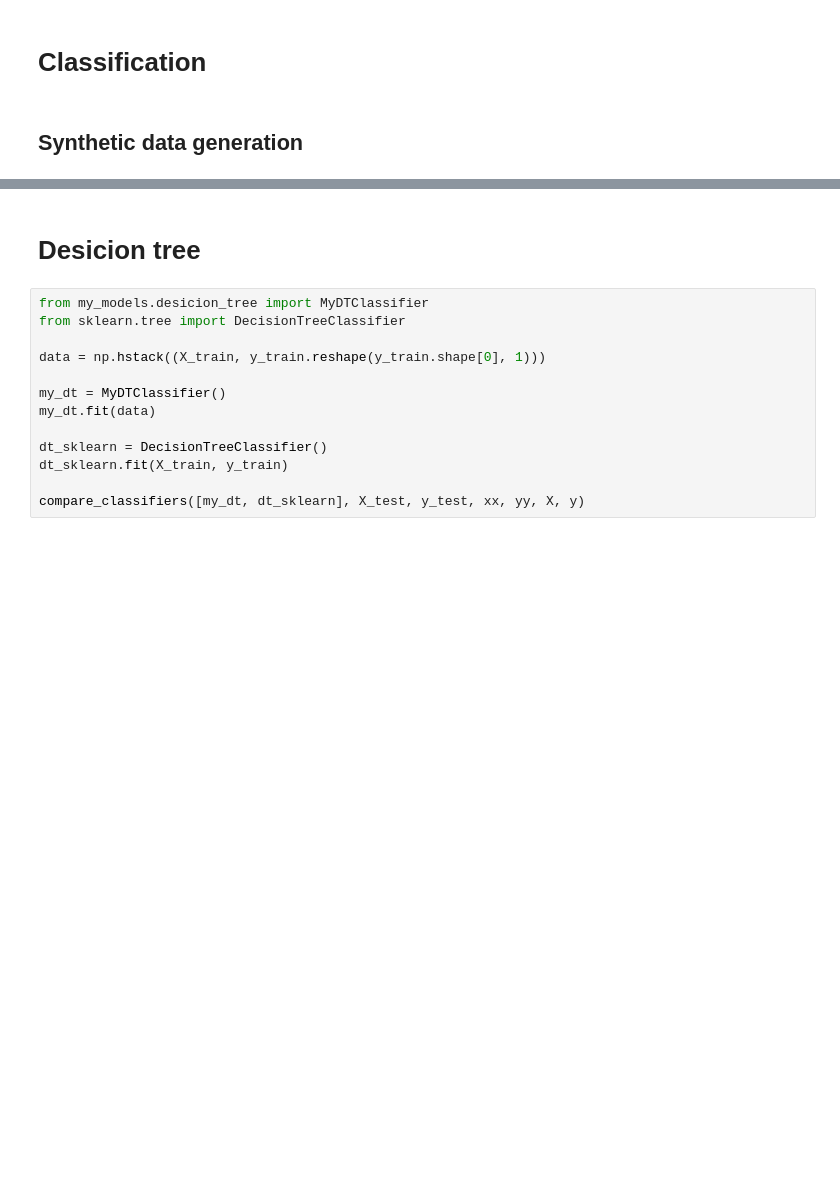
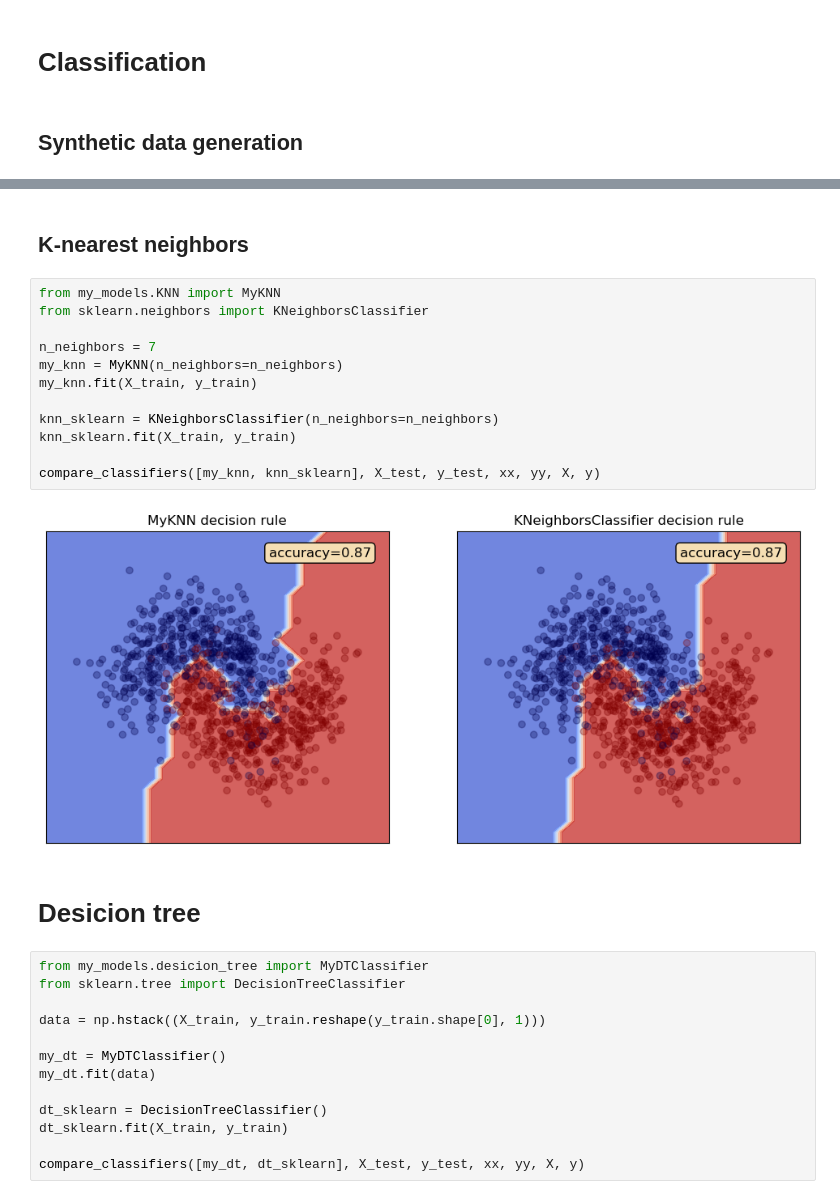
Before and after one commit to iliatarasov/machine-learning-algorithms-from-scratch, a Jupyter notebook: machine learning algorithms from scratch.ipynb, the cells around one changed output, grey strips where cells are left out. Saved outputs shown, nothing was run; the diff lists cells and outputs as text; blank space fills up the shorter version.

```diff
--- a/machine learning algorithms from scratch.ipynb
+++ b/machine learning algorithms from scratch.ipynb
@@ -36,3 +36,19 @@ plt.show()
+# %% [markdown]
+## K-nearest neighbors
+# %%
+from my_models.KNN import MyKNN
+from sklearn.neighbors import KNeighborsClassifier
+
+n_neighbors = 7
+my_knn = MyKNN(n_neighbors=n_neighbors)
+my_knn.fit(X_train, y_train)
+
+knn_sklearn = KNeighborsClassifier(n_neighbors=n_neighbors)
+knn_sklearn.fit(X_train, y_train)
+
+compare_classifiers([my_knn, knn_sklearn], X_test, y_test, xx, yy, X, y)
+# %% [output]
+[figure, added]
 # %% [markdown]
 # Desicion tree
 # %%
```
Also changed, not shown: parts of 9 cells of this notebook.
